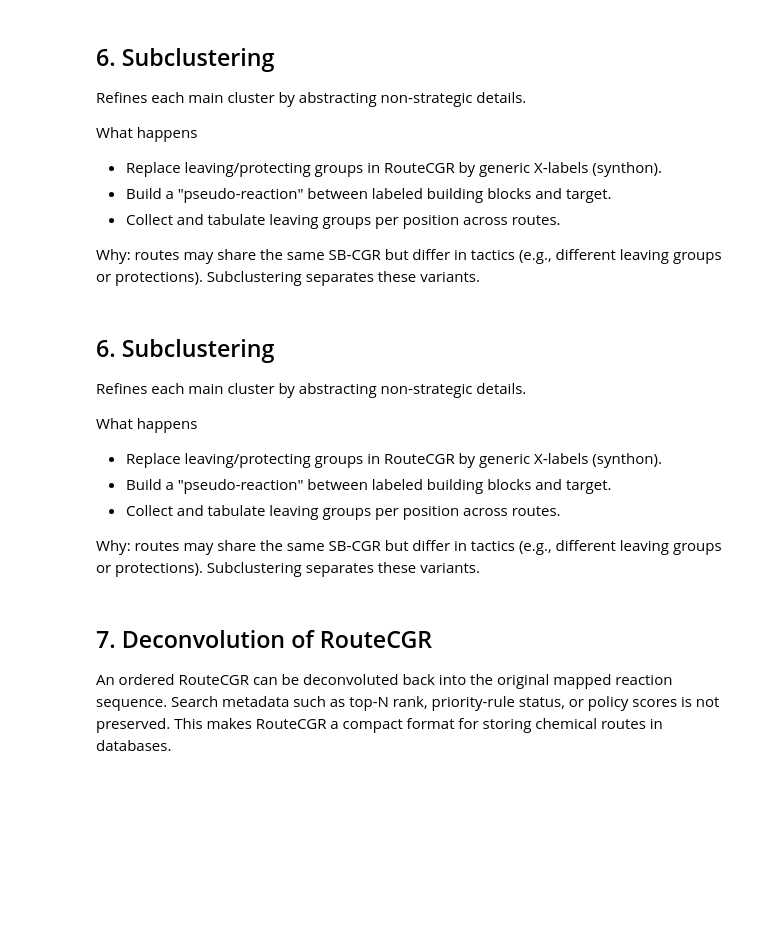
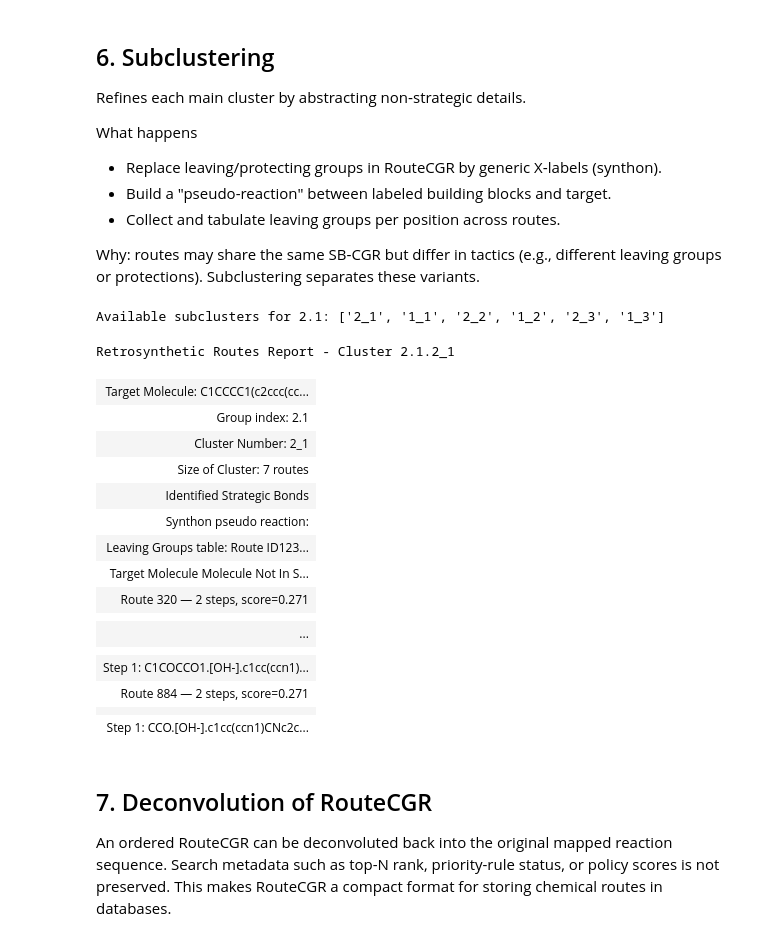
Before and after one commit to Laboratoire-de-Chemoinformatique/SynPlanner, a Jupyter notebook: tutorials/07_Clustering.ipynb, the cells around one changed output. Saved outputs shown, nothing was run; the diff lists cells and outputs as text; code cells hidden in the pictures; blank space fills up the shorter version.

Commit message:
docs: update route tutorials

```diff
--- a/tutorials/07_Clustering.ipynb
+++ b/tutorials/07_Clustering.ipynb
@@ -298,41 +274,48 @@ else:
-# %% [markdown]
-## 6. Subclustering
-Refines each main cluster by abstracting non‑strategic details.
-
-What happens
-- Replace leaving/protecting groups in RouteCGR by generic X‑labels (synthon).
-- Build a "pseudo-reaction" between labeled building blocks and target.
-- Collect and tabulate leaving groups per position across routes.
-
-Why: routes may share the same SB‑CGR but differ in tactics (e.g., different leaving groups or protections). Subclustering separates these variants.
-# %%
-all_subclusters = subcluster_all_clusters(clusters, all_sb_cgrs, all_route_cgrs)
 # %%
 cluster_index = "2.1"
 # Subcluster keys are strings formatted as "{lg_sizes}_{index}", e.g. "0_1", "1_1"
 # Let's inspect available subclusters for this cluster
 if cluster_index in all_subclusters:
     print(
         f"Available subclusters for {cluster_index}: {list(all_subclusters[cluster_index].keys())}"
     )
     # Pick the first available subcluster
     first_key = next(iter(all_subclusters[cluster_index]))
     subgroup = all_subclusters[cluster_index][first_key]
     display(
         HTML(
             routes_subclustering_report(
-                routes_json,
+                tree, # routes_json
                 subgroup,
                 cluster_index,
                 first_key,
                 all_sb_cgrs,
                 aam=False,
             )
         )
     )
 else:
     subgroup = None
     print(f"Cluster {cluster_index} not found in the subclustering results.")
+# %% [output]
+Available subclusters for 2.1: ['2_1', '1_1', '2_2', '1_2', '2_3', '1_3']
+Retrosynthetic Routes Report - Cluster 2.1.2_1
+| Target Molecule: C1CCCC1(c2ccc(cc... |
+| Group index: 2.1 |
+| Cluster Number: 2_1 |
+| Size of Cluster: 7 routes |
+| Identified Strategic Bonds |
+| Synthon pseudo reaction: |
+| Leaving Groups table: Route ID123... |
+| Target Molecule Molecule Not In S... |
+| Route 320 — 2 steps, score=0.271 |
+|  |
+| ... |
+|  |
+| Step 1: C1COCCO1.[OH-].c1cc(ccn1)... |
+| Route 884 — 2 steps, score=0.271 |
+|  |
+| Step 1: CCO.[OH-].c1cc(ccn1)CNc2c... |
 # %%
 preferred_key = '2_2'
 available_subclusters = all_subclusters.get(cluster_index, {})
```
Also changed, not shown: parts of 12 cells of this notebook, 2 other files.
